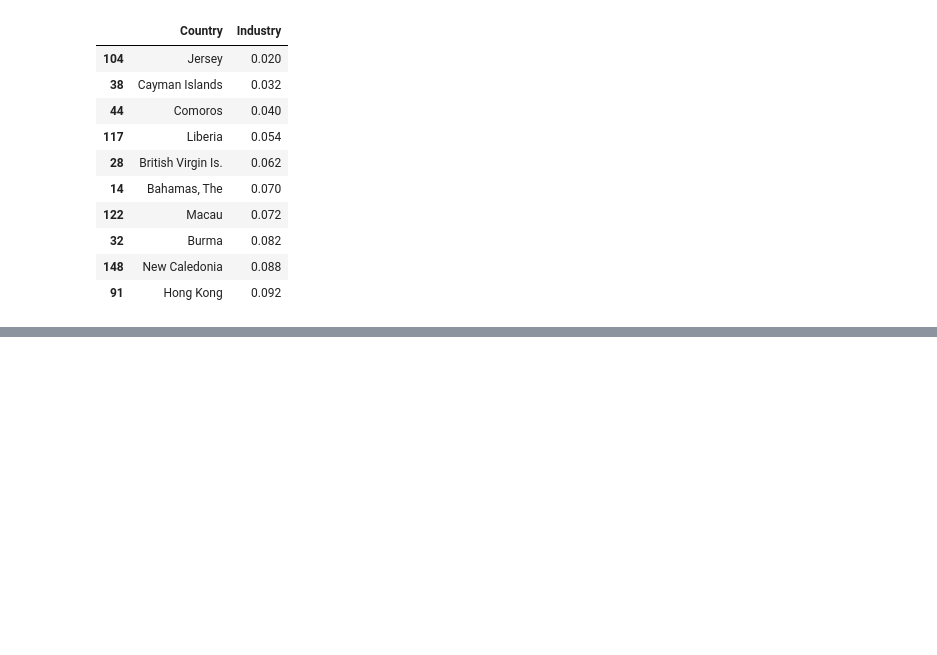
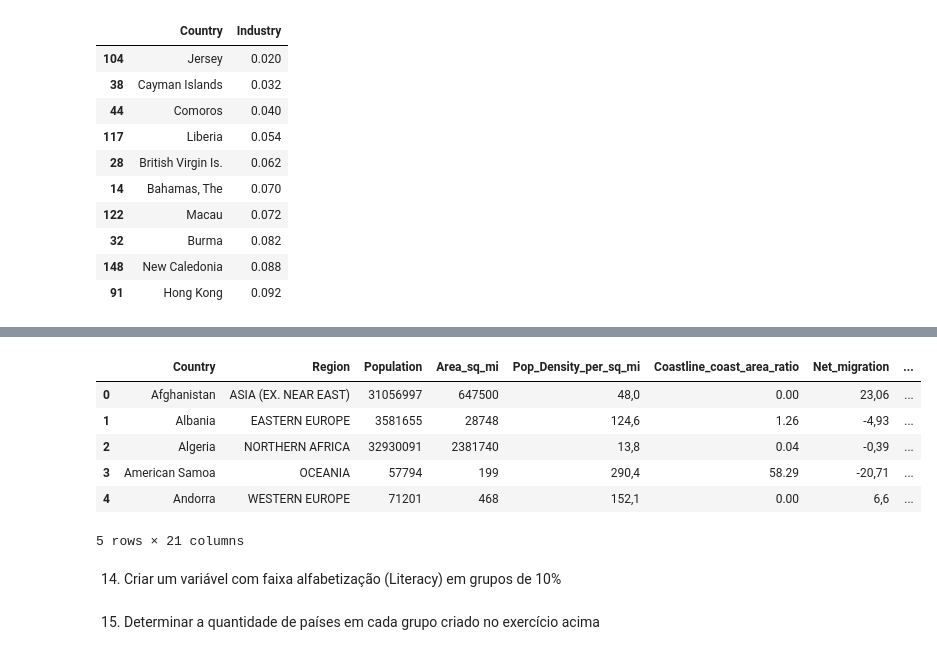
Before and after one commit to Danilotve/analise-pais, a Jupyter notebook: estudo_pandas.ipynb, the cells around one changed output, grey strips where cells are left out. Cells and saved outputs as stored; diff of their text form; code cells hidden in the pictures; blank space fills up the shorter version.

```diff
--- a/estudo_pandas.ipynb
+++ b/estudo_pandas.ipynb
@@ -151,0 +198,14 @@ df.nsmallest(10, 'Industry')[['Country','Industry']]
+# %%
+df['Climate']= pd.to_numeric(df['Climate'].str.replace(',','.'),errors='coerce')
+df['Climate'] = pd.cut(df['Climate'], bins=[0,2,3,4,5], right=False, labels=["Tropical Seco", "Tropical Úmido", "Temperado Úmido", "Verões Quentes"])
+df.head()
+# %% [output]
+|  | Country | Region | Population | Area_sq_mi | Pop_Density_per_sq_mi | Coastline_coast_area_ratio | Net_migration | ... |
+| 0 | Afghanistan | ASIA (EX. NEAR EAST) | 31056997 | 647500 | 48,0 | 0.00 | 23,06 | ... |
+| 1 | Albania | EASTERN EUROPE | 3581655 | 28748 | 124,6 | 1.26 | -4,93 | ... |
+| 2 | Algeria | NORTHERN AFRICA | 32930091 | 2381740 | 13,8 | 0.04 | -0,39 | ... |
+| 3 | American Samoa | OCEANIA | 57794 | 199 | 290,4 | 58.29 | -20,71 | ... |
+| 4 | Andorra | WESTERN EUROPE | 71201 | 468 | 152,1 | 0.00 | 6,6 | ... |
+5 rows × 21 columns
+# %% [markdown]
+14) Criar um variável com faixa alfabetização (Literacy) em grupos de 10%
@@ -151,0 +215,2 @@ df.nsmallest(10, 'Industry')[['Country','Industry']]
+# %% [markdown]
+15) Determinar a quantidade de países em cada grupo criado no exercício acima
```
Also changed, not shown: parts of 10 cells of this notebook.
